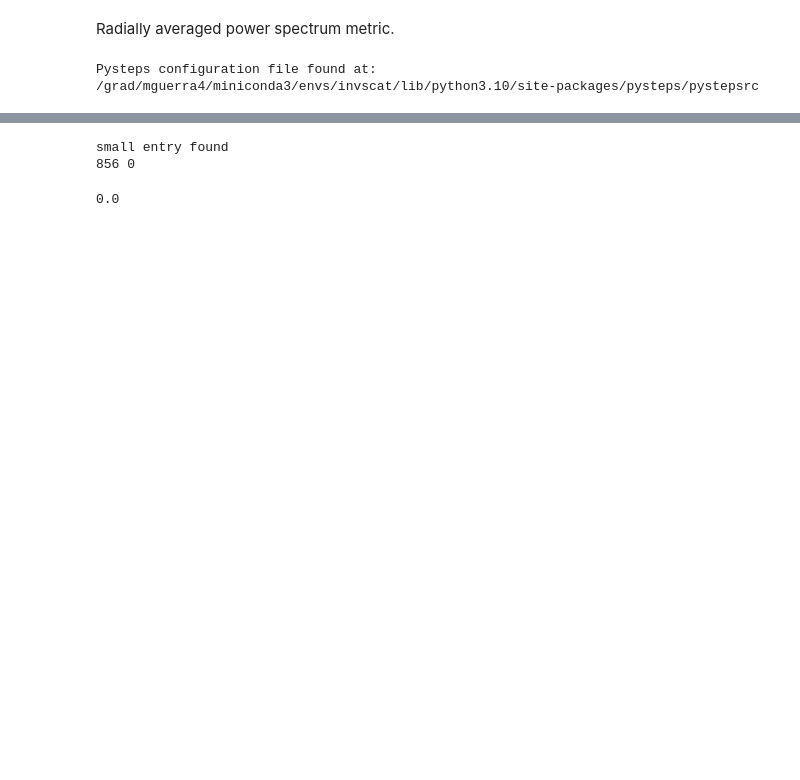
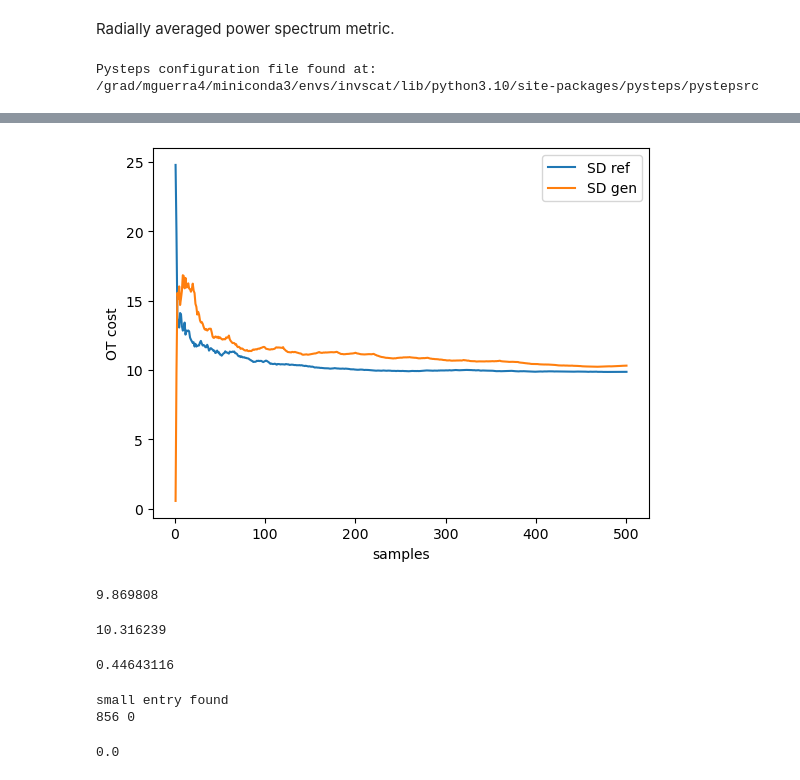
Before and after one commit to maguerrap/Inverse_Scattering, a Jupyter notebook: Notebooks/guided_diffusion_conditional.ipynb, the cells around one changed output, grey strips where cells are left out. Saved outputs shown, nothing was run; the diff lists cells and outputs as text; code cells hidden in the pictures; blank space fills up the shorter version.

```diff
--- a/Notebooks/guided_diffusion_conditional.ipynb
+++ b/Notebooks/guided_diffusion_conditional.ipynb
@@ -524,3 +607,27 @@ radially averaged power spectrum = 0.04903
+# %%
+plt.plot(range(1,batch_size_test*num_samples_per_cond+1), np.array(ot_ref), label="SD ref")
+plt.plot(range(1,batch_size_test*num_samples_per_cond+1), np.array(ot_test), label="SD gen")
+#plt.plot(XX, 1/XX)
+#plt.yscale('log')
+plt.ylabel('OT cost')
+plt.xlabel('samples')
+plt.legend()
+#plt.savefig('sinkhorn_smooth_sigma_0.04.png')
+plt.show()
+# %% [output]
+[figure, added]
+# %%
+print(ot_ref[batch_size_test*num_samples_per_cond-1])
+# %% [output]
+9.869808
+# %%
+print(ot_test[batch_size_test*num_samples_per_cond-1])
+# %% [output]
+10.316239
+# %%
+print(abs(ot_test[batch_size_test*num_samples_per_cond-1] - ot_ref[batch_size_test*num_samples_per_cond-1]))
+# %% [output]
+0.44643116
 # %%
 class Found(Exception): pass
 try:
```
Also changed, not shown: parts of 31 cells of this notebook.
